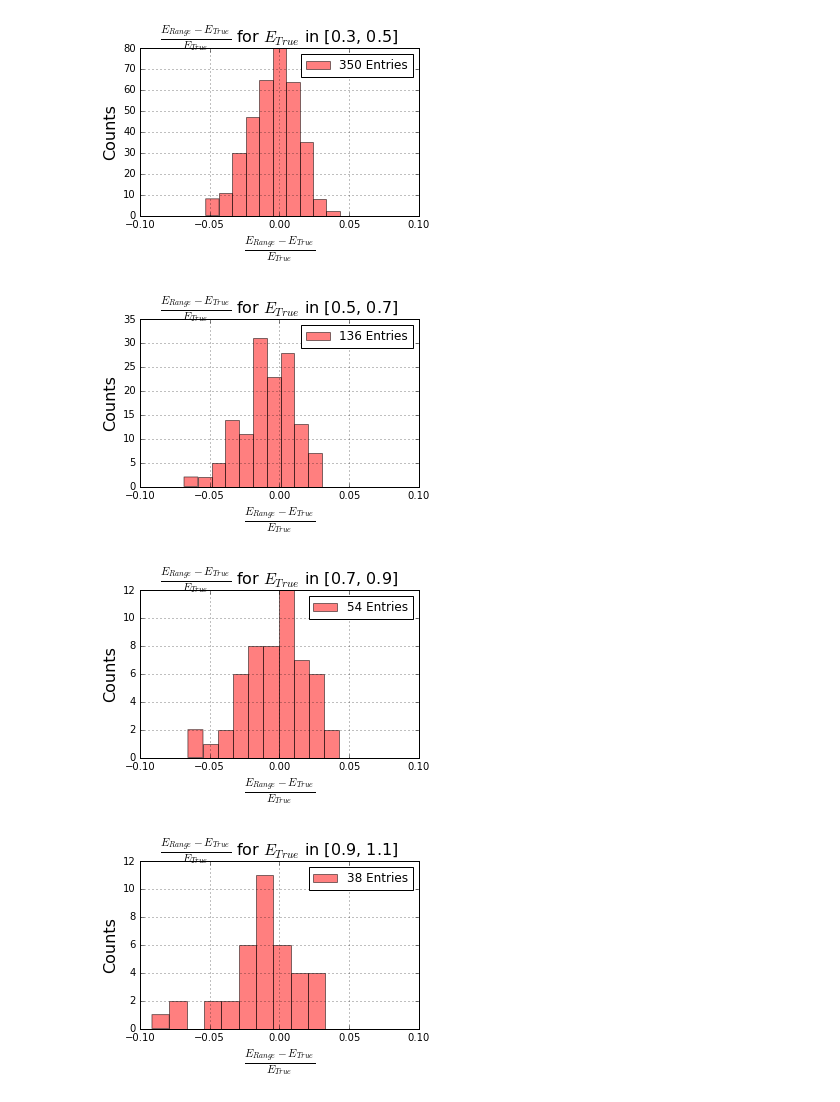
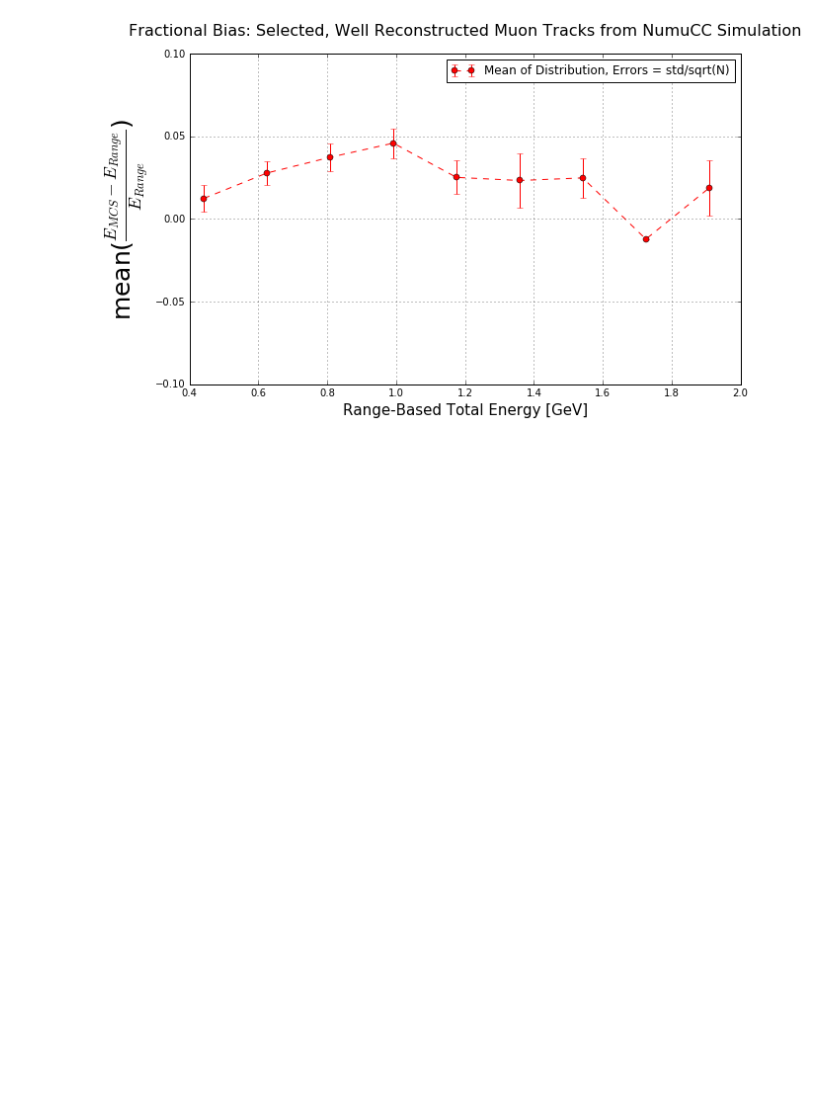
Before and after one commit to kaleko/MCS_Technote, a Jupyter notebook: MCS_paper_work.ipynb, the cells around one changed output. Saved outputs shown, nothing was run; the diff lists cells and outputs as text; code cells hidden in the pictures; blank space fills up the shorter version.

```diff
--- a/MCS_paper_work.ipynb
+++ b/MCS_paper_work.ipynb
@@ -15,7 +16,8 @@ from scipy.optimize import curve_fit
 # %%
 filedir = '/Users/davidkaleko/larlite/UserDev/KalekoAna/scratch_ana/mac/MCS_paper_anafiles/'
 
-anatype = 'singlemu_mctracks' #singlemu_recotracks, singletrack_data
+#singlemu_recotracks, singletrack_data, singlemu_mctracks, singletrack_MC
+anatype = 'singletrack_MC'
 
 seglen = 20
 myfile = 'MCSBiasStudy_%s_anaout_%dcmseg_2res_bothscatters.root' %( anatype, seglen )
@@ -25,6 +27,7 @@ titles = {
            'singlemu_recotracks' : 'Fully Contained, Well Reconstructed Single Muon Tracks',
            'singletrack_data'    : 'Selected, Well Reconstructed Muon Tracks from NumuCC Data',
            'full_range_energy'   : 'Range-Based Total Energy [GeV]',
+           'singletrack_MC'      : 'Selected, Well Reconstructed Muon Tracks from NumuCC Simulation',
            'full_MCS_energy'     : 'MCS Total Energy [GeV]',
            'true_E'              : 'True Total Energy [GeV]'
          }
@@ -283,7 +317,7 @@ if anatype == 'singletrack_data':
 # %%
 #reco-true/true
 def fractional_bias_plot(xvar = 'full_range_energy', xbins = np.linspace(0.35,1,10),
-                   yvar = 'full_MCS_energy', plot_bin_distributions = False):
+                   yvar = 'full_MCS_energy', plot_bin_distributions = False, extraquery = None):
 
     binning = xbins
     binwidth = float(binning[1]-binning[0])
@@ -297,7 +331,10 @@ def fractional_bias_plot(xvar = 'full_range_energy', xbins = np.linspace(0.35,1,
         #print "binmin = %0.2f, binmax = %0.2f"% ( binmin, binmax )
         myquery = '%s > %f and %s < %f'%(xvar,binmin,xvar,binmax)
         if anatype == 'singletrack_data':
-            myquery += 'and not maybe_bad'
+            myquery += ' and not maybe_bad'
+        if extraquery is not None:
+            myquery += ' and %s' % extraquery
+
         mydf = df.query(myquery)
         true = mydf[xvar].values
         reco = mydf[yvar].values
@@ -310,14 +347,19 @@ def fractional_bias_plot(xvar = 'full_range_energy', xbins = np.linspace(0.35,1,
 
         if plot_bin_distributions:
             plt.figure(figsize=(5,3))
-            plt.hist((reco-true)/true,color='r',alpha=0.5,label='%d Entries'%len((reco-true)/true))
-            titlestring = '$\\frac{%s - %s}{%s}$ for $%s$ in [%0.1f, %0.1f]'% \
+            mybins = np.linspace(-.8,.8,20)
+            plt.hist((reco-true)/true,color='r',alpha=0.5,label='%d Entries'%len((reco-true)/true),\
+                     bins=mybins)
+            titlestring = '$\\frac{%s - %s}{%s}$ for $%s$ in %0.2f $\\rightarrow$ %0.2f GeV'% \
             (latextitles[yvar],latextitles[xvar],latextitles[xvar],latextitles[xvar],binmin,binmax)
-            plt.title(titlestring,fontsize=16)
+            t =plt.title(titlestring,fontsize=16)
+            #move the title up a bit
+            t.set_y(1.04)
             plt.grid(True)
+
             plt.xlabel('$\\frac{%s - %s}{%s}$'%(latextitles[yvar],latextitles[xvar],latextitles[xvar]),fontsize=16)
             plt.ylabel('Counts',fontsize=16)
-            plt.xlim((-0.1,0.1))
+            plt.xlim((-0.8,0.8))
             plt.legend(loc=1)
 
     plt.figure(figsize=(10,6))
@@ -326,18 +368,21 @@ def fractional_bias_plot(xvar = 'full_range_energy', xbins = np.linspace(0.35,1,
     plt.xlabel('%s'%titles[xvar],fontsize=15)
     plt.grid(True)
     plt.legend(loc='best')
-    plt.title('Fractional Bias: %s'%titles[anatype],fontsize=16)
+    t = plt.title('Fractional Bias: %s'%titles[anatype],fontsize=16)
+    t.set_y(1.04)
 # %%
 #fractional_bias_plot()
 #blah = plt.ylim((-.2,.2))
-fractional_bias_plot(xvar='true_E',yvar='full_range_energy',xbins=np.linspace(0.35,2,10),
-                    plot_bin_distributions = True)
-blah = plt.ylim((-.05,.05))
+#fractional_bias_plot(xvar='true_E',yvar='full_range_energy',xbins=np.linspace(0.35,2,10),
+#                    plot_bin_distributions = True)
+#blah = plt.ylim((-.05,.05))
 
-#fractional_bias_plot(xvar='full_range_energy',xbins=np.linspace(0.35,2,10))
-#blah = plt.ylim((-.075,.075))
+#fractional_bias_plot(xvar='full_range_energy',xbins=np.linspace(0.35,2,10),
+#                    plot_bin_distributions = True)
+#blah = plt.ylim((-.1,.1))
+
+fractional_bias_plot(xvar='full_range_energy',xbins=np.linspace(0.35,2,10),
+                    plot_bin_distributions = False, extraquery = 'MCT_PDG == 13')
+blah = plt.ylim((-.1,.1))
 # %% [output]
-[figure, old version]
+[figure, new version]
-[figure, removed]
-[figure, removed]
-[figure, removed]
```
Also changed, not shown: parts of 18 cells of this notebook, 9 other files.
